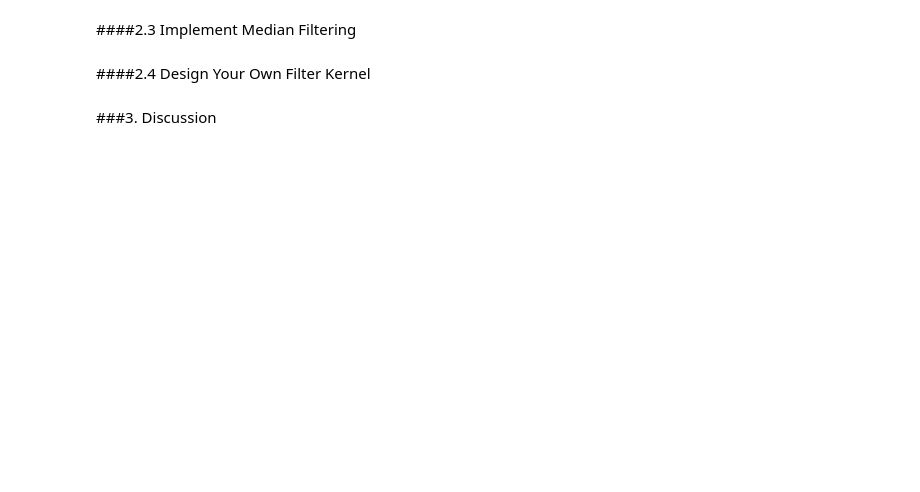
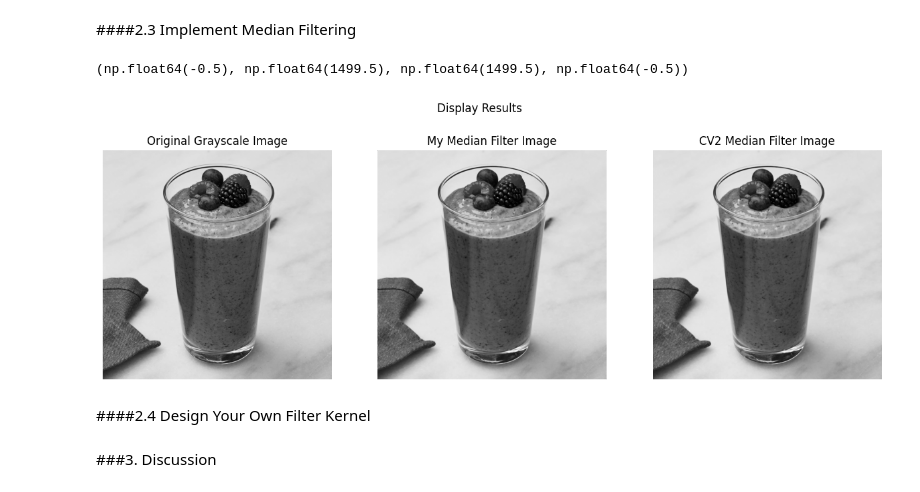
Before and after one commit to jewoolee0502/ComputerVision, a Jupyter notebook: ECSE415_A1.ipynb, the cells around one changed output. Cells and saved outputs as stored; diff of their text form; code cells hidden in the pictures; blank space fills up the shorter version.

Commit message:
Median Filter Implementation completed

```diff
--- a/ECSE415_A1.ipynb
+++ b/ECSE415_A1.ipynb
@@ -269,6 +270,32 @@ def median_filter(image, kernel_size):
       output[i, j] = np.median(padded_image[i:i+kernel_size, j:j+kernel_size])
 
   return output
+# %%
+# Displaying the images
+
+my_median_filter = median_filter(img_gray, 5)
+cv2_median_filter = cv2.medianBlur(img_gray, 5)
+
+fig, axes = plt.subplots(1, 3, figsize=(15,5))
+fig.suptitle("Display Results")
+
+# original grayscale image
+axes[0].imshow(img_gray, cmap='gray')
+axes[0].set_title("Original Grayscale Image")
+axes[0].axis("off")
+
+# my median filter image
+axes[1].imshow(my_median_filter, cmap='gray')
+axes[1].set_title("My Median Filter Image")
+axes[1].axis("off")
+
+# cv2 median filter image
+axes[2].imshow(cv2_median_filter, cmap='gray')
+axes[2].set_title("CV2 Median Filter Image")
+axes[2].axis("off")
+# %% [output]
+(np.float64(-0.5), np.float64(1499.5), np.float64(1499.5), np.float64(-0.5))
+[figure, added]
 # %% [markdown]
 ####2.4 Design Your Own Filter Kernel
 # %% [markdown]
```
Also changed, not shown: parts of 1 cell of this notebook.
